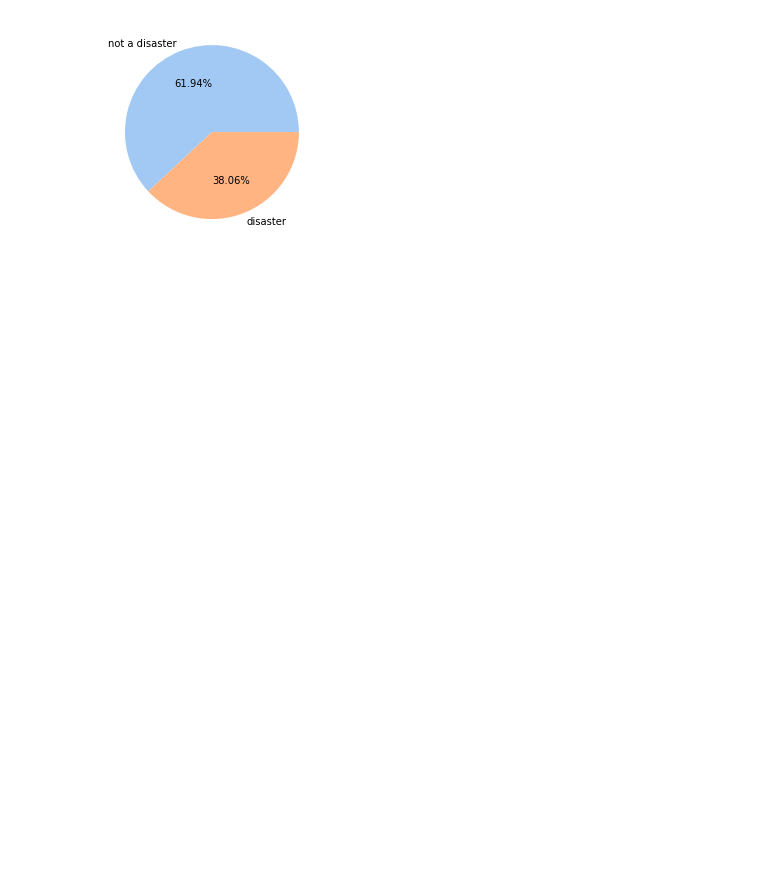
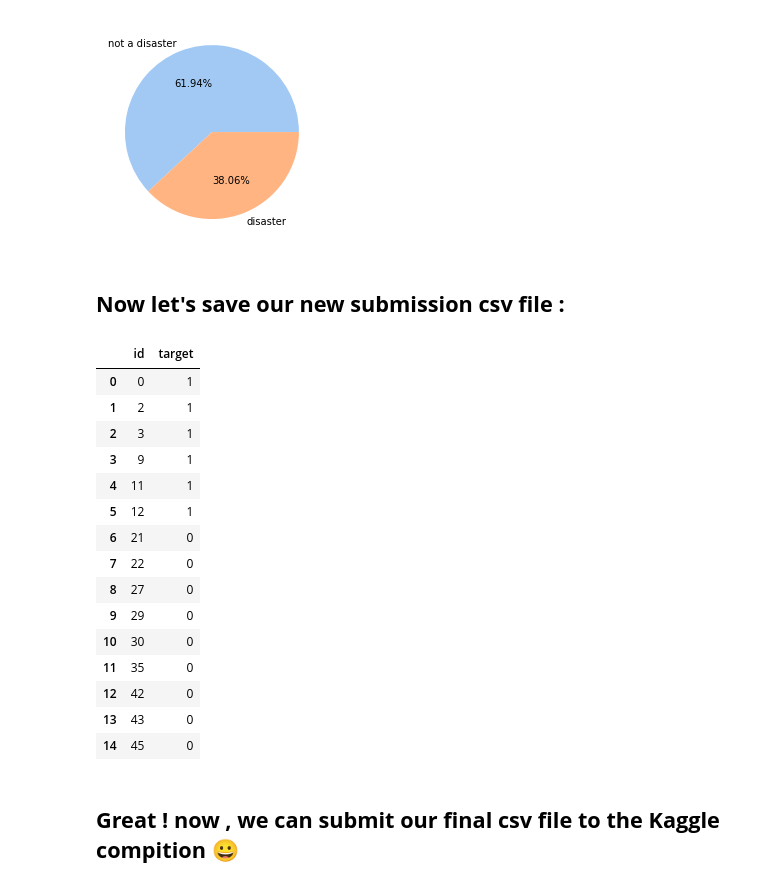
Before and after one commit to amine-elghazali/DeepLearning_RNN_LSTM, a Jupyter notebook: PROJET_AACHAK_DL_RNN.ipynb, the cells around one changed output. Drawn from its saved outputs; the diff is of its cells as text; code cells hidden in the pictures; blank space fills up the shorter version.

```diff
--- a/PROJET_AACHAK_DL_RNN.ipynb
+++ b/PROJET_AACHAK_DL_RNN.ipynb
@@ -1105,3 +1111,5 @@ plt.pie(data, colors = colors,labels=labels,autopct = '%.2f%%')
 plt.show()
 # %% [output]
 [figure]
+# %% [markdown]
+## **Now let's save our new submission csv file :**
@@ -1107,0 +1118,23 @@ plt.show()
+# %%
+sub = pd.read_csv('MySubmission.csv')
+# %%
+sub.head(15)
+# %% [output]
+|  | id | target |
+| 0 | 0 | 1 |
+| 1 | 2 | 1 |
+| 2 | 3 | 1 |
+| 3 | 9 | 1 |
+| 4 | 11 | 1 |
+| 5 | 12 | 1 |
+| 6 | 21 | 0 |
+| 7 | 22 | 0 |
+| 8 | 27 | 0 |
+| 9 | 29 | 0 |
+| 10 | 30 | 0 |
+| 11 | 35 | 0 |
+| 12 | 42 | 0 |
+| 13 | 43 | 0 |
+| 14 | 45 | 0 |
+# %% [markdown]
+## **Great ! now , we can submit our final csv file to the Kaggle compition 😀**
```
Also changed, not shown: parts of 4 cells of this notebook, 1 other file.
